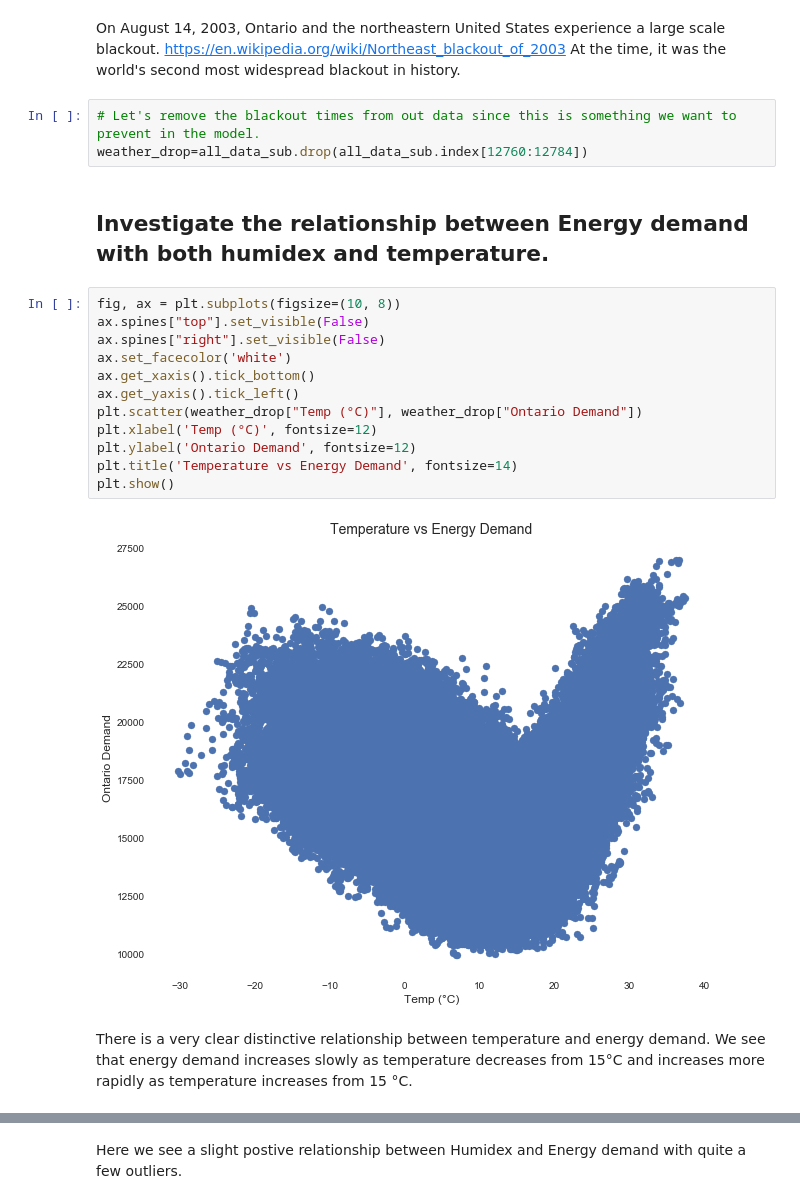
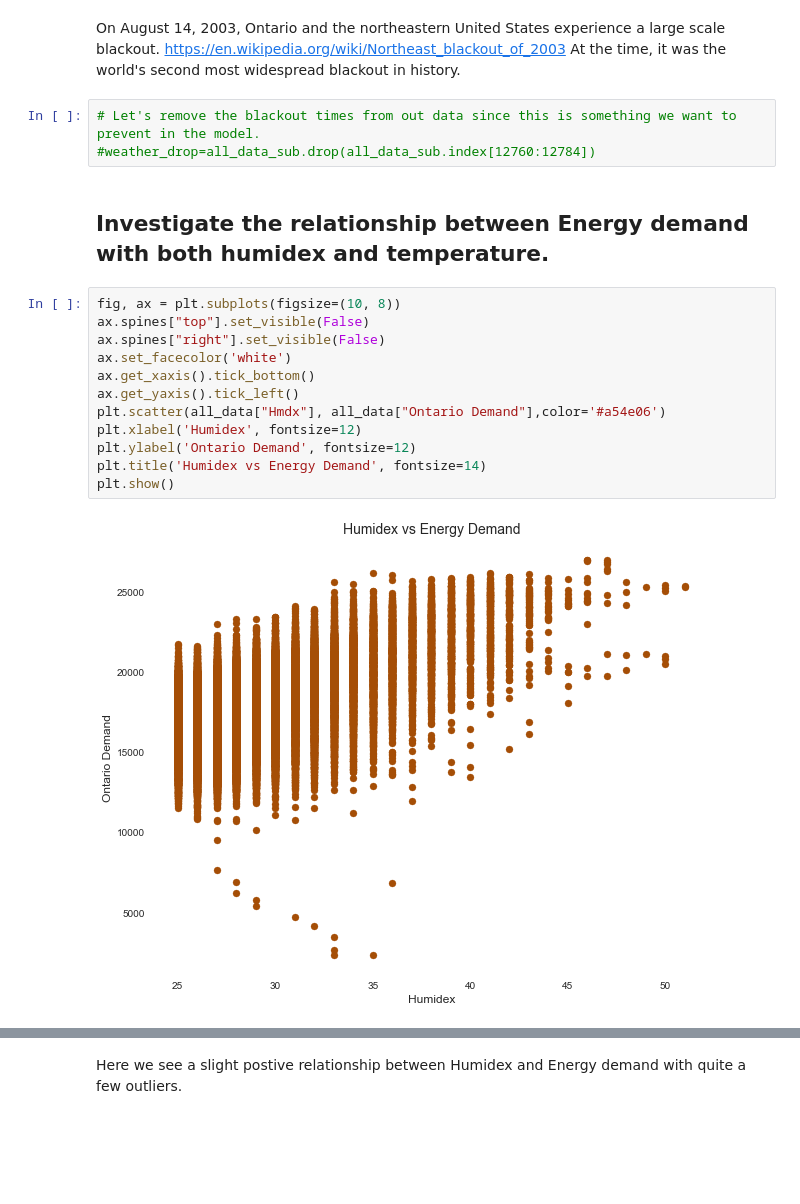
Before and after one commit to james-parks/Project2, a Jupyter notebook: CanadaEnergyUse.ipynb, the cells around one changed output, grey strips where cells are left out. Saved outputs shown, nothing was run; the diff lists cells and outputs as text; blank space fills up the shorter version.

```diff
--- a/CanadaEnergyUse.ipynb
+++ b/CanadaEnergyUse.ipynb
@@ -249,22 +250,20 @@ Name: Date/Time, dtype: datetime64[ns]>
 On August 14, 2003, Ontario and the northeastern United States experience a large scale blackout. https://en.wikipedia.org/wiki/Northeast_blackout_of_2003 At the time, it was the world's second most widespread blackout in history.
 # %%
 # Let's remove the blackout times from out data since this is something we want to prevent in the model.
-weather_drop=all_data_sub.drop(all_data_sub.index[12760:12784])
+#weather_drop=all_data_sub.drop(all_data_sub.index[12760:12784])
 # %% [markdown]
 ## Investigate the relationship between Energy demand with both humidex and temperature.
 # %%
 fig, ax = plt.subplots(figsize=(10, 8))
 ax.spines["top"].set_visible(False)
 ax.spines["right"].set_visible(False)
 ax.set_facecolor('white')
 ax.get_xaxis().tick_bottom()
 ax.get_yaxis().tick_left()
-plt.scatter(weather_drop["Temp (°C)"], weather_drop["Ontario Demand"])
-plt.xlabel('Temp (°C)', fontsize=12)
+plt.scatter(all_data["Hmdx"], all_data["Ontario Demand"],color='#a54e06')
+plt.xlabel('Humidex', fontsize=12)
 plt.ylabel('Ontario Demand', fontsize=12)
-plt.title('Temperature vs Energy Demand', fontsize=14)
+plt.title('Humidex vs Energy Demand', fontsize=14)
 plt.show()
 # %% [output]
-[figure, old version]
+[figure, new version]
-# %% [markdown]
-There is a very clear distinctive relationship between temperature and energy demand. We see that energy demand increases slowly as temperature decreases from 15°C and increases more rapidly as temperature increases from 15 °C.
```
Also changed, not shown: parts of 35 cells of this notebook.
